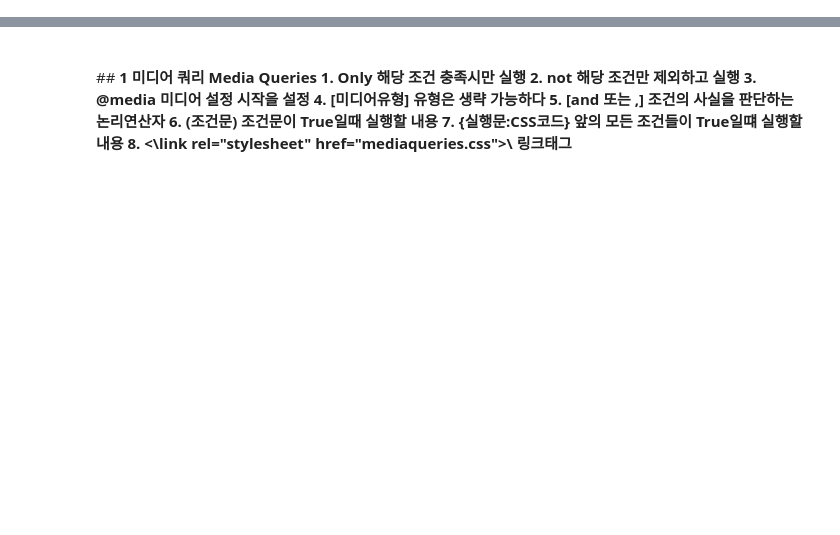
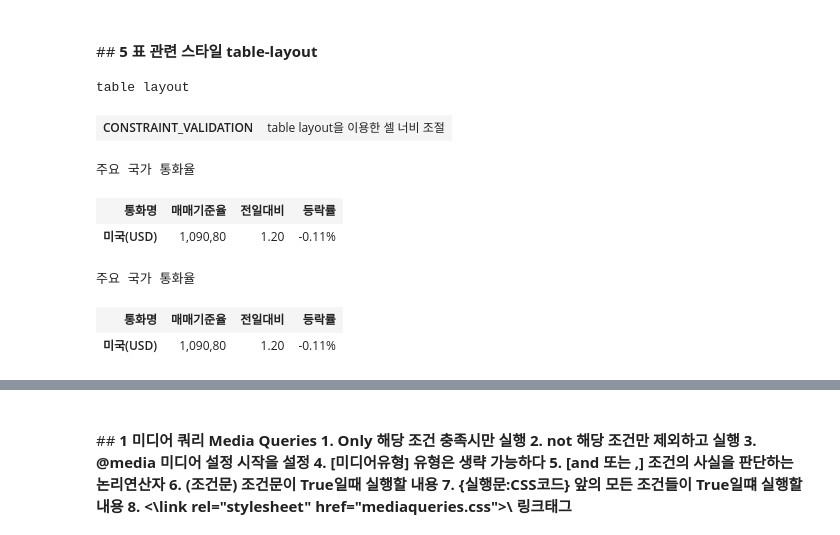
Before and after one commit to Queie/Django, a Jupyter notebook: HTML5/03.Layout.ipynb, the cells around one changed output, grey strips where cells are left out. Cells and saved outputs as stored; diff of their text form; code cells hidden in the pictures; blank space fills up the shorter version.

```diff
--- a/HTML5/03.Response.ipynb
+++ b/HTML5/03.Layout.ipynb
@@ -0,0 +305,60 @@
+# %% [markdown]
+<br>
+## <strong>5 표 관련 스타일
+table-layout
+# %%
+%%html
+<head>
+<style>
+#tb1 {width:300px;
+      table-layout:fixed;  /* 셀의 너비를 고정 */
+      word-break:break-all;
+      height:auto;}
+
+th, td {border:1px solid black;
+        padding:5px;}
+</style></head>
+<body>
+<h3>table layout</h3>
+<table id="tb1">
+	<tr>
+		<th>CONSTRAINT_VALIDATION</th>
+		<td>table layout을 이용한 셀 너비 조절</td>
+	</tr>
+</table></body></html>
+# %% [output]
+table layout
+| CONSTRAINT_VALIDATION | table layout을 이용한 셀 너비 조절 |
+# %%
+%%html
+<head>
+<style>
+#tb1{border:1px solid black;
+     margin-bottom:20px;}
+#tb2{border-collapse:collapse;  <!-- 테두리 합침  -->
+     border:1px solid black;}   <!-- 표에 1px 검은색 실선 테두리 -->
+th, td{border: 1px solid black;} <!-- 셀에 1px 검은색 실선 테두리 -->
+</style></head>
+<body>
+    <table id="tb1">
+        <caption> 주요 국가 통화율</caption>
+            <tr>
+                <th>통화명</th> <th>매매기준율</th> <th>전일대비</th> <th>등락률</th>
+            </tr><tr>
+                <th>미국(USD)</th> <td>1,090,80</td> <td>1.20</td> <td>-0.11%</td>
+            </tr>
+    </table> <table id="tb2">
+        <caption> 주요 국가 통화율</caption>
+            <tr>
+              <th>통화명</th> <th>매매기준율</th> <th>전일대비</th> <th>등락률</th>
+            </tr><tr>
+              <th>미국(USD)</th> <td>1,090,80</td> <td>1.20</td> <td>-0.11%</td>
+            </tr>
+</table></body></html>
+# %% [output]
+주요 국가 통화율
+| 통화명 | 매매기준율 | 전일대비 | 등락률 |
+| 미국(USD) | 1,090,80 | 1.20 | -0.11% |
+주요 국가 통화율
+| 통화명 | 매매기준율 | 전일대비 | 등락률 |
+| 미국(USD) | 1,090,80 | 1.20 | -0.11% |
```
Also changed, not shown: parts of 21 cells of this notebook, 4 other files.
